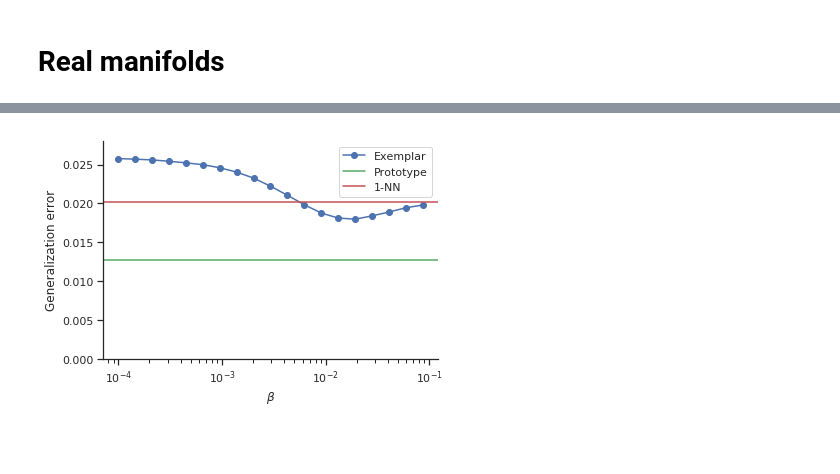
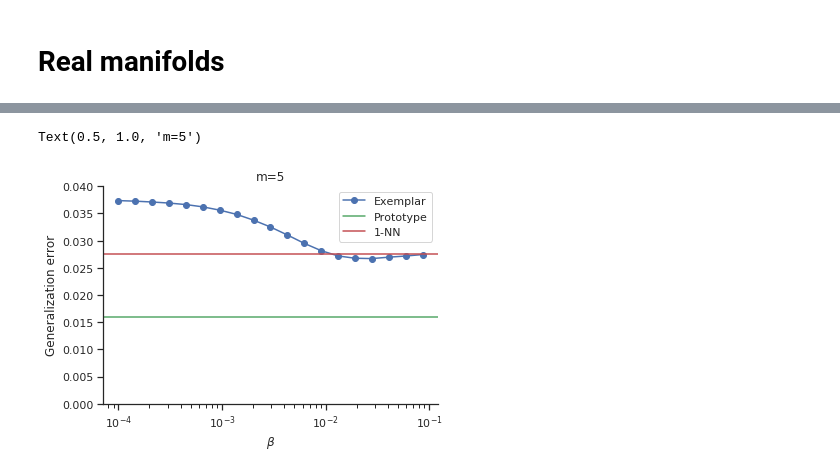
Before and after one commit to bsorsch/geometry-fewshot-learning, a Jupyter notebook: Prototype vs exemplar theory.ipynb, the cells around one changed output, grey strips where cells are left out. Cells and saved outputs as stored; diff of their text form; code cells hidden in the pictures; blank space fills up the shorter version.

```diff
--- a/Prototype vs exemplar theory.ipynb
+++ b/Prototype vs exemplar theory.ipynb
@@ -208,6 +208,3 @@ plt.plot(betas, errs_proto.mean(-1), 'o-')
 plt.xscale('log')
 # %% [output]
 [figure]
-# %%
-beta = 1e-1
-sa = np.exp(-beta*da) / np.exp(-beta*da).sum()
@@ -219,12 +211,15 @@ ya.shape
 # %% [markdown]
 # Real manifolds
 # %%
+m = 5
+
 from sklearn.neighbors import KNeighborsClassifier
 NN = KNeighborsClassifier(n_neighbors=1)
 
-def prototype_learning(xa, xb, ya):
+def prototype_learning(m, xa, xb, ya):
     '''Performs a prototype learning experiment, with exponential weighting beta
     Args:
+        - m: num training examples
         - xa: (N,m) training examples of object a
         - xb: (N,m) training example of object b
         - ya: (N,P-m) test examples of object a
@@ -236,9 +231,10 @@ def prototype_learning(xa, xb, ya):
     return err_proto
 
 
-def exemplar_learning(xa, xb, ya, beta, NN=False):
+def exemplar_learning(m, xa, xb, ya, beta, NN=False):
     '''Performs an exemplar learning experiment, with exponential weighting beta
     Args:
+        - m: num training examples
         - xa: (N,m) training examples of object a
         - xb: (N,m) training example of object b
         - ya: (N,P-m) test examples of object a
@@ -275,7 +271,7 @@ K = manifolds.shape[0]
 P = manifolds.shape[1]
 N = manifolds.shape[2]
 # %%
-n_avg = 10000
+n_avg = 50000
 betas = np.logspace(-4,-0.9,20)
 y = np.concatenate([np.ones(m),-np.ones(m)])
 proto_errs = []
@@ -291,29 +287,29 @@ for _ in tqdm(range(n_avg)):
     xa,ya = np.split(Xa[perma],(m,))
     xb,yb = np.split(Xb[permb],(m,))
 
-    proto_err = prototype_learning(xa,xb,ya)
+    proto_err = prototype_learning(m,xa,xb,ya)
     proto_errs.append(proto_err)
     for beta in betas:
-        ex_err = exemplar_learning(xa,xb,ya,beta)
+        ex_err = exemplar_learning(m,xa,xb,ya,beta)
         ex_errs.append(ex_err)
-    NN_err = exemplar_learning(xa,xb,ya,beta,NN=True)
+    NN_err = exemplar_learning(m,xa,xb,ya,beta,NN=True)
     NN_errs.append(NN_err)
 ex_errs = np.stack(ex_errs).reshape(n_avg, len(betas))
 # %% [output]
 [interactive output not drawn]
-# %%
-sns.set_style('ticks')
 # %%
 plt.plot(betas[:-1], ex_errs.mean(0)[:-1], 'o-', label='Exemplar')
 plt.axhline(np.mean(proto_errs), c='C2', label='Prototype')
 plt.axhline(np.mean(NN_errs), c='C3', label='1-NN')
 plt.xscale('log')
 plt.xlabel(r'$\beta$')
 plt.ylabel('Generalization error')
 
-plt.ylim([0,0.028])
+plt.ylim([0,0.04])
 sns.despine()
 plt.legend()
-plt.savefig('images/exemplar_errors_vary_beta.pdf')
+plt.title('m='+str(m))
+# plt.savefig('images/exemplar_errors_vary_beta.pdf')
 # %% [output]
+Text(0.5, 1.0, 'm=5')
-[figure, old version]
+[figure, new version]
```
Also changed, not shown: parts of 19 cells of this notebook, 3 other files.
